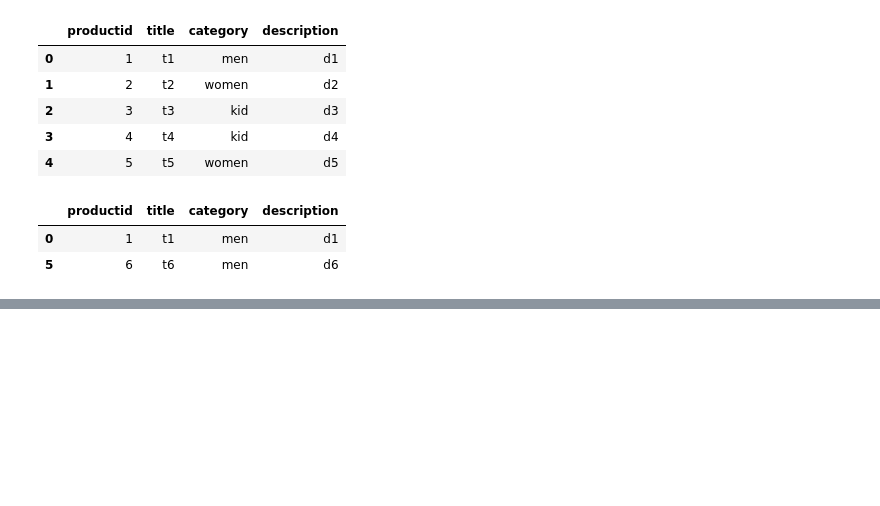
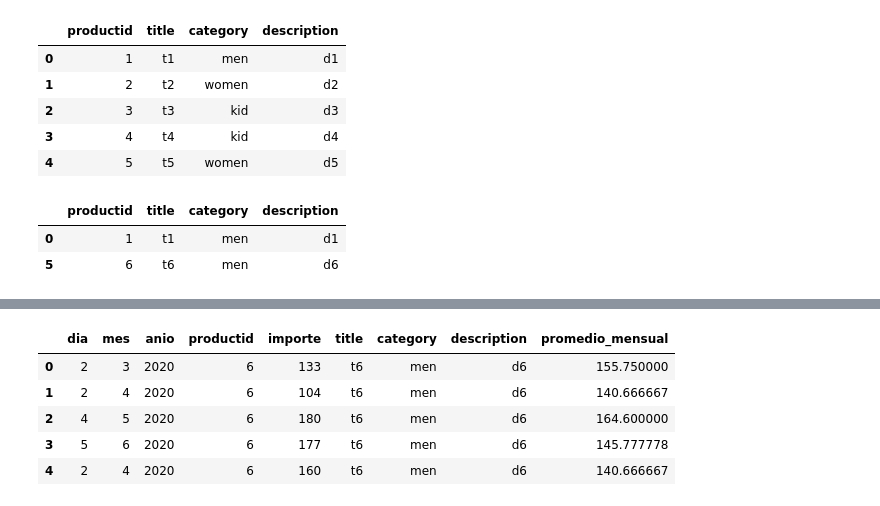
Before and after one commit to patopizzini/datos_practica, a Jupyter notebook: 03parciales/parciales_pandas.ipynb, the cells around one changed output, grey strips where cells are left out. Saved outputs shown, nothing was run; the diff lists cells and outputs as text; code cells hidden in the pictures; blank space fills up the shorter version.

```diff
--- a/03parciales/parciales_pandas.ipynb
+++ b/03parciales/parciales_pandas.ipynb
@@ -465,0 +654,3 @@ sales.head()
+# %%
+sales = pd.read_csv('data/2018_2c_2da_sales.csv', sep=';')
+products = pd.read_csv('data/2018_2c_2da_products.csv', sep=';')
@@ -473,8 +673,8 @@ products.head()
 | 3 | 4 | t4 | kid | d4 |
 | 4 | 5 | t5 | women | d5 |
 # %%
-men_prod = products[products['category']=='men']
-men_prod.head()
+products_men = products[products['category']=="men"]
+products_men.head()
 # %% [output]
 |  | productid | title | category | description |
 | 0 | 1 | t1 | men | d1 |
@@ -503,0 +682,3 @@ agrupado.head()
+# %%
+productos_vendidos_men = sales.merge(products_men, on='productid')
+productos_vendidos_men.head()
@@ -503,0 +692,10 @@ agrupado.head()
+# %%
+productos_vendidos_men['promedio_mensual'] = productos_vendidos_men.groupby('mes')['importe'].transform('mean')
+productos_vendidos_men.head()
+# %% [output]
+|  | dia | mes | anio | productid | importe | title | category | description | promedio_mensual |
+| 0 | 2 | 3 | 2020 | 6 | 133 | t6 | men | d6 | 155.750000 |
+| 1 | 2 | 4 | 2020 | 6 | 104 | t6 | men | d6 | 140.666667 |
+| 2 | 4 | 5 | 2020 | 6 | 180 | t6 | men | d6 | 164.600000 |
+| 3 | 5 | 6 | 2020 | 6 | 177 | t6 | men | d6 | 145.777778 |
+| 4 | 2 | 4 | 2020 | 6 | 160 | t6 | men | d6 | 140.666667 |
```
Also changed, not shown: parts of 31 cells of this notebook, 3 other files.
